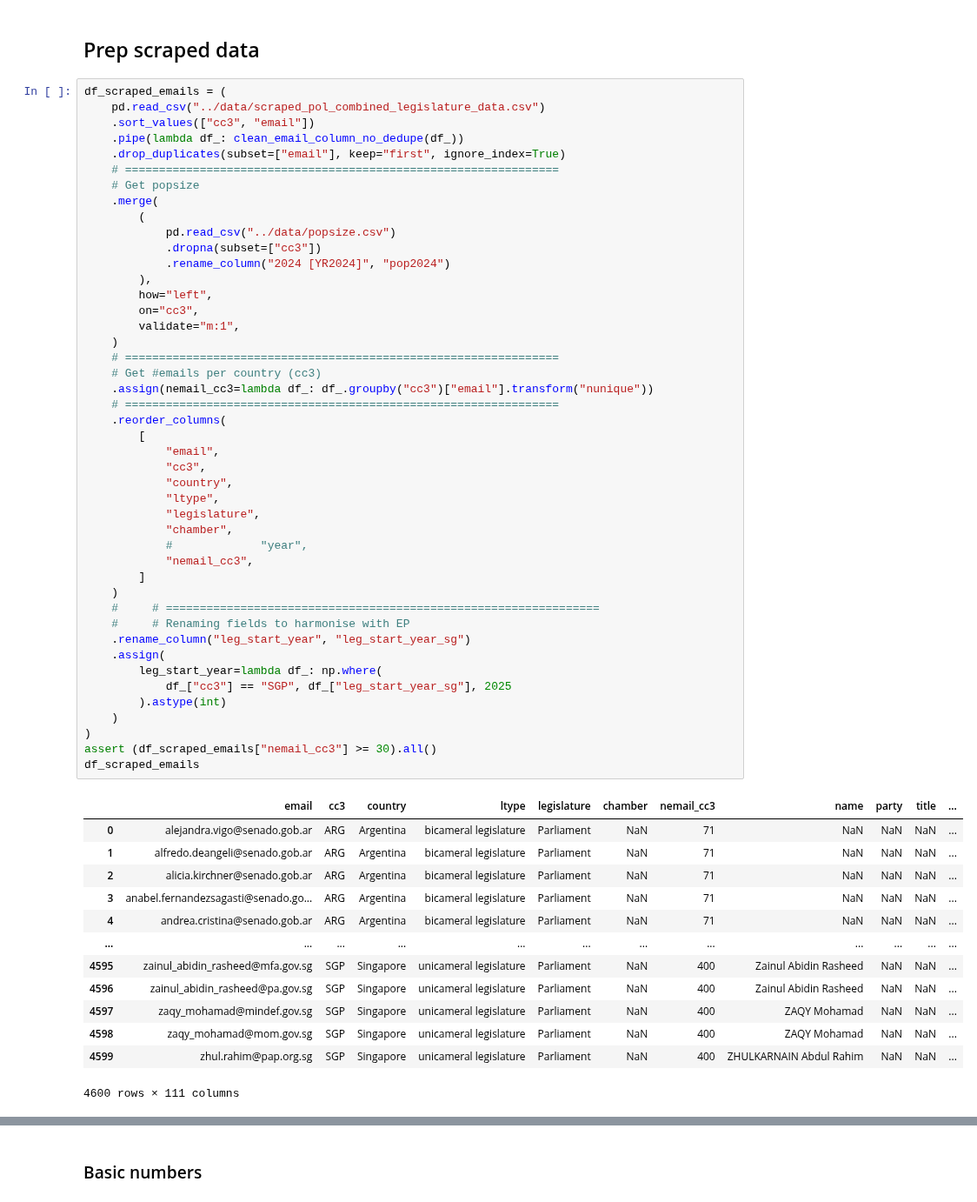
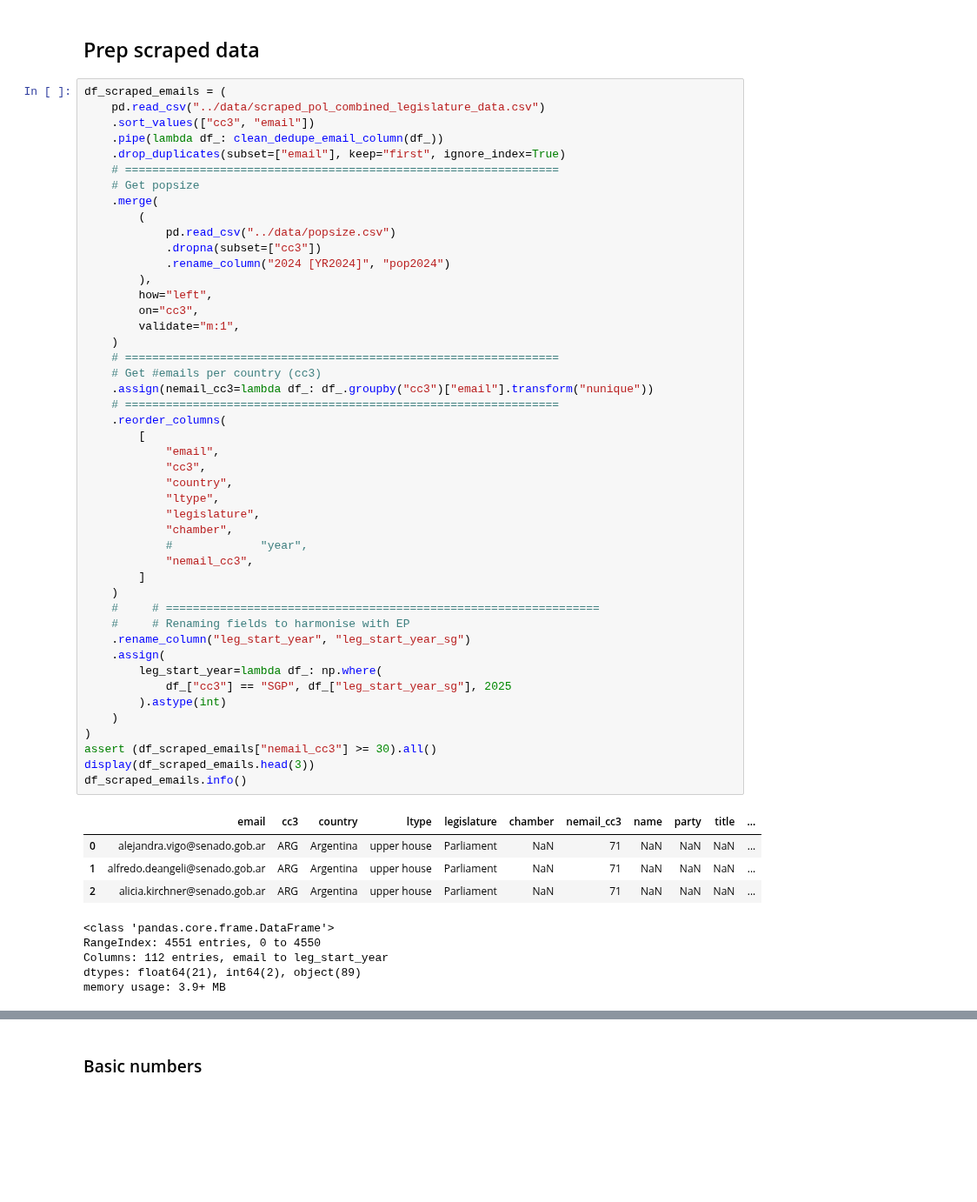
Before and after one commit to themains/pwned_pols, a Jupyter notebook: scripts/06_everypol_summ.ipynb, the cells around one changed output, grey strips where cells are left out. Shown at 87% size. Drawn from its saved outputs; the diff is of its cells as text; blank space fills up the shorter version.

```diff
--- a/scripts/06_everypol_summ.ipynb
+++ b/scripts/06_everypol_summ.ipynb
@@ -191,7 +194,7 @@ df_ep_emails.groupby(["cc3", "legislature"]).ngroups
 df_scraped_emails = (
     pd.read_csv("../data/scraped_pol_combined_legislature_data.csv")
     .sort_values(["cc3", "email"])
-    .pipe(lambda df_: clean_email_column_no_dedupe(df_))
+    .pipe(lambda df_: clean_dedupe_email_column(df_))
     .drop_duplicates(subset=["email"], keep="first", ignore_index=True)
     # ================================================================
     # Get popsize
@@ -206,46 +209,43 @@ df_scraped_emails = (
         validate="m:1",
     )
     # ================================================================
     # Get #emails per country (cc3)
     .assign(nemail_cc3=lambda df_: df_.groupby("cc3")["email"].transform("nunique"))
     # ================================================================
     .reorder_columns(
         [
             "email",
             "cc3",
             "country",
             "ltype",
             "legislature",
             "chamber",
             #             "year",
             "nemail_cc3",
         ]
     )
     #     # ================================================================
     #     # Renaming fields to harmonise with EP
     .rename_column("leg_start_year", "leg_start_year_sg")
     .assign(
         leg_start_year=lambda df_: np.where(
             df_["cc3"] == "SGP", df_["leg_start_year_sg"], 2025
         ).astype(int)
     )
 )
 assert (df_scraped_emails["nemail_cc3"] >= 30).all()
-df_scraped_emails
+display(df_scraped_emails.head(3))
+df_scraped_emails.info()
 # %% [output]
 |  | email | cc3 | country | ltype | legislature | chamber | nemail_cc3 | name | party | title | ... |
-| 0 | alejandra.vigo@senado.gob.ar | ARG | Argentina | bicameral legislature | Parliament | NaN | 71 | NaN | NaN | NaN | ... |
-| 1 | alfredo.deangeli@senado.gob.ar | ARG | Argentina | bicameral legislature | Parliament | NaN | 71 | NaN | NaN | NaN | ... |
-| 2 | alicia.kirchner@senado.gob.ar | ARG | Argentina | bicameral legislature | Parliament | NaN | 71 | NaN | NaN | NaN | ... |
-| 3 | anabel.fernandezsagasti@senado.go... | ARG | Argentina | bicameral legislature | Parliament | NaN | 71 | NaN | NaN | NaN | ... |
-| 4 | andrea.cristina@senado.gob.ar | ARG | Argentina | bicameral legislature | Parliament | NaN | 71 | NaN | NaN | NaN | ... |
-| ... | ... | ... | ... | ... | ... | ... | ... | ... | ... | ... | ... |
-| 4595 | zainul_abidin_rasheed@mfa.gov.sg | SGP | Singapore | unicameral legislature | Parliament | NaN | 400 | Zainul Abidin Rasheed | NaN | NaN | ... |
-| 4596 | zainul_abidin_rasheed@pa.gov.sg | SGP | Singapore | unicameral legislature | Parliament | NaN | 400 | Zainul Abidin Rasheed | NaN | NaN | ... |
-| 4597 | zaqy_mohamad@mindef.gov.sg | SGP | Singapore | unicameral legislature | Parliament | NaN | 400 | ZAQY Mohamad | NaN | NaN | ... |
-| 4598 | zaqy_mohamad@mom.gov.sg | SGP | Singapore | unicameral legislature | Parliament | NaN | 400 | ZAQY Mohamad | NaN | NaN | ... |
-| 4599 | zhul.rahim@pap.org.sg | SGP | Singapore | unicameral legislature | Parliament | NaN | 400 | ZHULKARNAIN Abdul Rahim | NaN | NaN | ... |
+| 0 | alejandra.vigo@senado.gob.ar | ARG | Argentina | upper house | Parliament | NaN | 71 | NaN | NaN | NaN | ... |
+| 1 | alfredo.deangeli@senado.gob.ar | ARG | Argentina | upper house | Parliament | NaN | 71 | NaN | NaN | NaN | ... |
+| 2 | alicia.kirchner@senado.gob.ar | ARG | Argentina | upper house | Parliament | NaN | 71 | NaN | NaN | NaN | ... |
-4600 rows × 111 columns
+<class 'pandas.core.frame.DataFrame'>
+RangeIndex: 4551 entries, 0 to 4550
+Columns: 112 entries, email to leg_start_year
+dtypes: float64(21), int64(2), object(89)
+memory usage: 3.9+ MB
 # %%
 df_scraped_emails.groupby("cc3").size()
 # %% [output]
```
Also changed, not shown: parts of 91 cells of this notebook, 9 other files.
